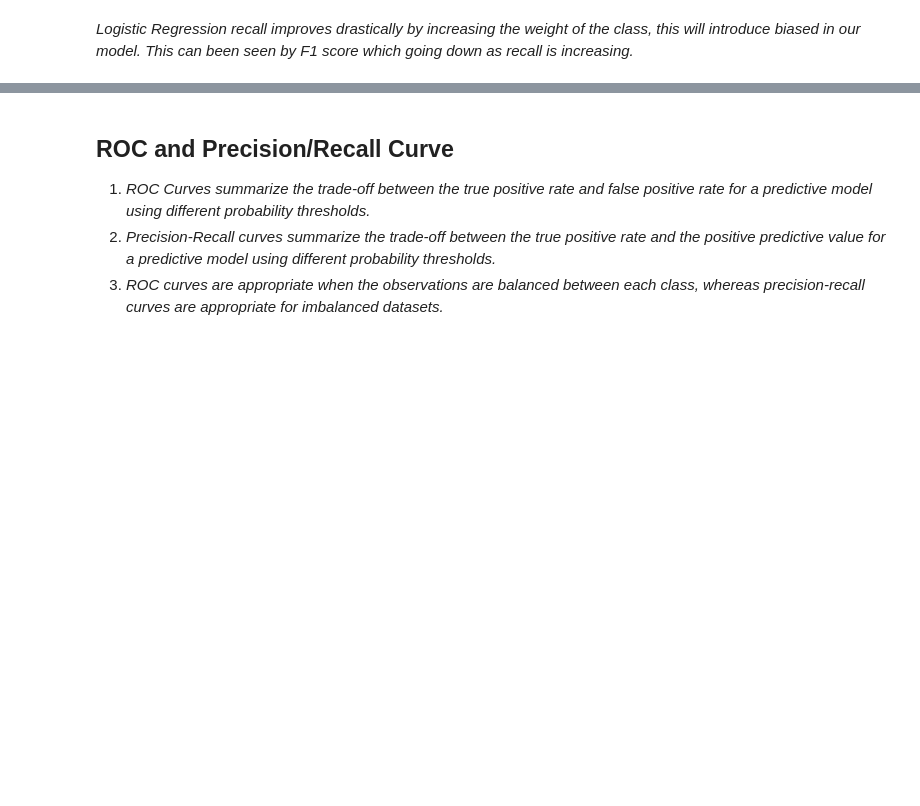
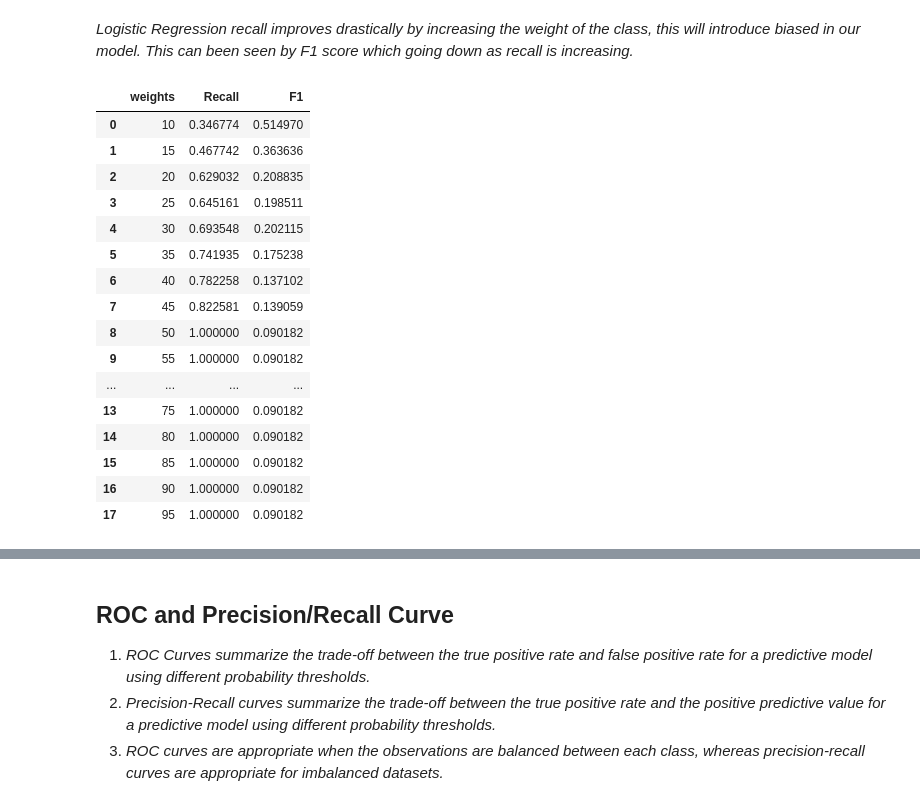
Before and after one commit to Tejas-Choudekar/ML-Project-RWTH, a Jupyter notebook: Bankruptcy_model.ipynb, the cells around one changed output, grey strips where cells are left out. Drawn from its saved outputs; the diff is of its cells as text; code cells hidden in the pictures; blank space fills up the shorter version.

```diff
--- a/Bankruptcy_model.ipynb
+++ b/Bankruptcy_model.ipynb
@@ -815,2 +844,34 @@ pd.DataFrame(results_LR,columns=["weights","Recall","F1"])
 # %% [markdown]
 *Logistic Regression recall improves drastically by increasing the weight of the class, this will introduce biased in our model. This can been seen by F1 score which going down as recall is increasing.*
+# %%
+# Checking the recall and F1 score on the basis of class_weight, since our data is quite imbalance improving the class_weight
+# should have some impact on scoring
+
+from sklearn.metrics import f1_score
+results_SVC = []
+for weight in range(10,100,5):
+    svc = SVC(C=0.5 , class_weight={0:1,1:weight}, kernel='rbf')
+    svc.fit(X_train, y_train)
+    recall = recall_score(y_test,svc.predict(X_test))
+    f1 = f1_score(y_test,svc.predict(X_test))
+    results_SVC.append([weight,recall,f1])
+
+pd.DataFrame(results_SVC,columns=["weights","Recall","F1"])
+# %% [output]
+|  | weights | Recall | F1 |
+| 0 | 10 | 0.346774 | 0.514970 |
+| 1 | 15 | 0.467742 | 0.363636 |
+| 2 | 20 | 0.629032 | 0.208835 |
+| 3 | 25 | 0.645161 | 0.198511 |
+| 4 | 30 | 0.693548 | 0.202115 |
+| 5 | 35 | 0.741935 | 0.175238 |
+| 6 | 40 | 0.782258 | 0.137102 |
+| 7 | 45 | 0.822581 | 0.139059 |
+| 8 | 50 | 1.000000 | 0.090182 |
+| 9 | 55 | 1.000000 | 0.090182 |
+| ... | ... | ... | ... |
+| 13 | 75 | 1.000000 | 0.090182 |
+| 14 | 80 | 1.000000 | 0.090182 |
+| 15 | 85 | 1.000000 | 0.090182 |
+| 16 | 90 | 1.000000 | 0.090182 |
+| 17 | 95 | 1.000000 | 0.090182 |
```
Also changed, not shown: parts of 25 cells of this notebook.
